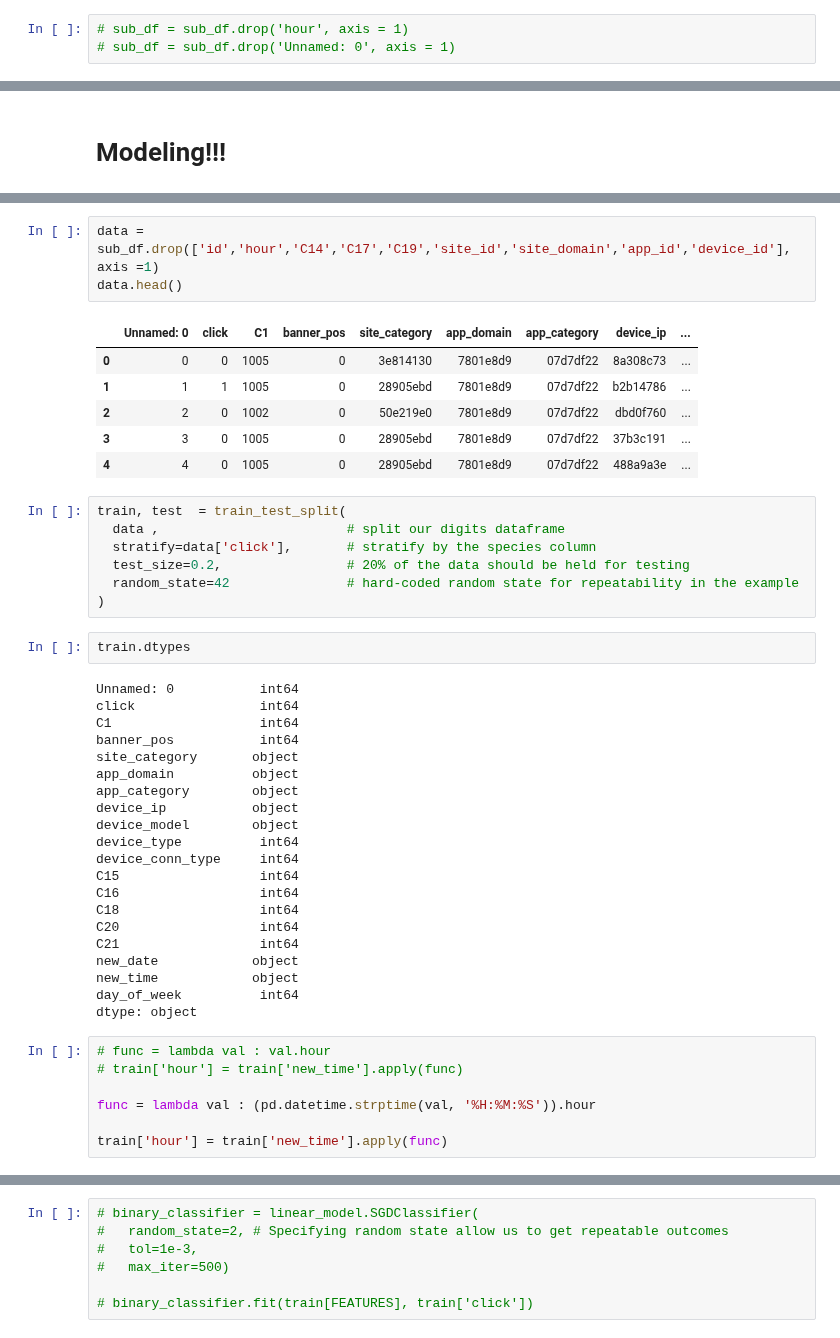
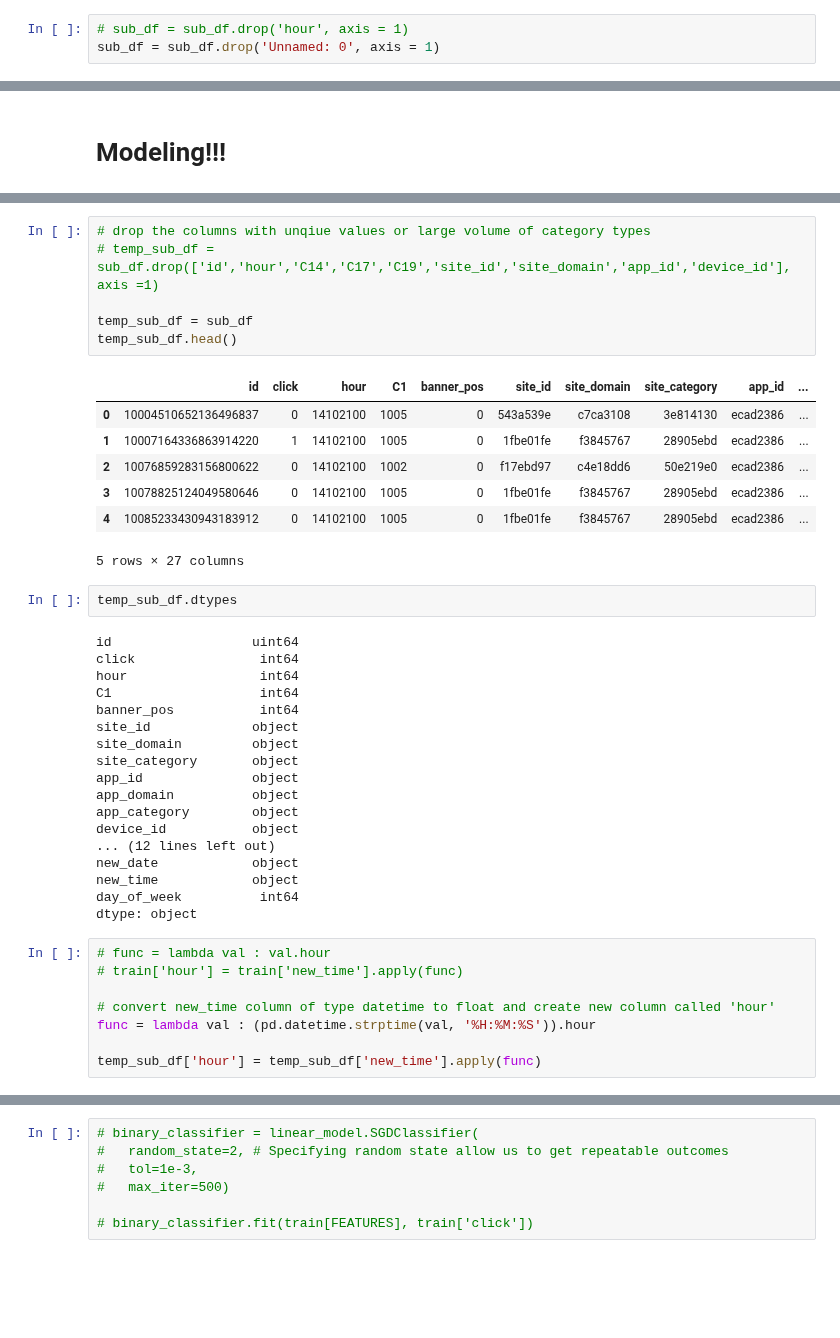
Before and after one commit to kanalyzers/ad_optimization, a Jupyter notebook: notebooks/julia_book.ipynb, the cells around one changed output, grey strips where cells are left out. Saved outputs shown, nothing was run; the diff lists cells and outputs as text; blank space fills up the shorter version.

Commit message:
Start of random forests
4/1

```diff
--- a/notebooks/julia_book.ipynb
+++ b/notebooks/julia_book.ipynb
@@ -102,4 +144,4 @@ sub_df.head()
 sub_df = pd.read_csv('rand_sample_eng.csv')
 # %%
 # sub_df = sub_df.drop('hour', axis = 1)
-# sub_df = sub_df.drop('Unnamed: 0', axis = 1)
+sub_df = sub_df.drop('Unnamed: 0', axis = 1)
@@ -410,39 +457,33 @@ sub_df.head()
 # %%
-data = sub_df.drop(['id','hour','C14','C17','C19','site_id','site_domain','app_id','device_id'], axis =1)
-data.head()
+# drop the columns with unqiue values or large volume of category types
+# temp_sub_df = sub_df.drop(['id','hour','C14','C17','C19','site_id','site_domain','app_id','device_id'], axis =1)
+
+temp_sub_df = sub_df
+temp_sub_df.head()
 # %% [output]
-|  | Unnamed: 0 | click | C1 | banner_pos | site_category | app_domain | app_category | device_ip | ... |
-| 0 | 0 | 0 | 1005 | 0 | 3e814130 | 7801e8d9 | 07d7df22 | 8a308c73 | ... |
-| 1 | 1 | 1 | 1005 | 0 | 28905ebd | 7801e8d9 | 07d7df22 | b2b14786 | ... |
-| 2 | 2 | 0 | 1002 | 0 | 50e219e0 | 7801e8d9 | 07d7df22 | dbd0f760 | ... |
-| 3 | 3 | 0 | 1005 | 0 | 28905ebd | 7801e8d9 | 07d7df22 | 37b3c191 | ... |
-| 4 | 4 | 0 | 1005 | 0 | 28905ebd | 7801e8d9 | 07d7df22 | 488a9a3e | ... |
+|  | id | click | hour | C1 | banner_pos | site_id | site_domain | site_category | app_id | ... |
+| 0 | 10004510652136496837 | 0 | 14102100 | 1005 | 0 | 543a539e | c7ca3108 | 3e814130 | ecad2386 | ... |
+| 1 | 10007164336863914220 | 1 | 14102100 | 1005 | 0 | 1fbe01fe | f3845767 | 28905ebd | ecad2386 | ... |
+| 2 | 10076859283156800622 | 0 | 14102100 | 1002 | 0 | f17ebd97 | c4e18dd6 | 50e219e0 | ecad2386 | ... |
+| 3 | 10078825124049580646 | 0 | 14102100 | 1005 | 0 | 1fbe01fe | f3845767 | 28905ebd | ecad2386 | ... |
+| 4 | 10085233430943183912 | 0 | 14102100 | 1005 | 0 | 1fbe01fe | f3845767 | 28905ebd | ecad2386 | ... |
+5 rows × 27 columns
-# %%
-train, test  = train_test_split(
-  data ,                        # split our digits dataframe
-  stratify=data['click'],       # stratify by the species column
-  test_size=0.2,                # 20% of the data should be held for testing
-  random_state=42               # hard-coded random state for repeatability in the example
-)
 # %%
-train.dtypes
+temp_sub_df.dtypes
 # %% [output]
-Unnamed: 0           int64
+id                  uint64
 click                int64
+hour                 int64
 C1                   int64
 banner_pos           int64
+site_id             object
+site_domain         object
 site_category       object
+app_id              object
 app_domain          object
 app_category        object
-device_ip           object
-device_model        object
-device_type          int64
-device_conn_type     int64
-C15                  int64
-C16                  int64
-C18                  int64
-C20                  int64
-C21                  int64
+device_id           object
+... (12 lines left out)
 new_date            object
 new_time            object
 day_of_week          int64
@@ -451,7 +492,8 @@ dtype: object
 # func = lambda val : val.hour
 # train['hour'] = train['new_time'].apply(func)
 
+# convert new_time column of type datetime to float and create new column called 'hour'
 func = lambda val : (pd.datetime.strptime(val, '%H:%M:%S')).hour
 
-train['hour'] = train['new_time'].apply(func)
+temp_sub_df['hour'] = temp_sub_df['new_time'].apply(func)
 # %%
```
Also changed, not shown: parts of 31 cells of this notebook.
